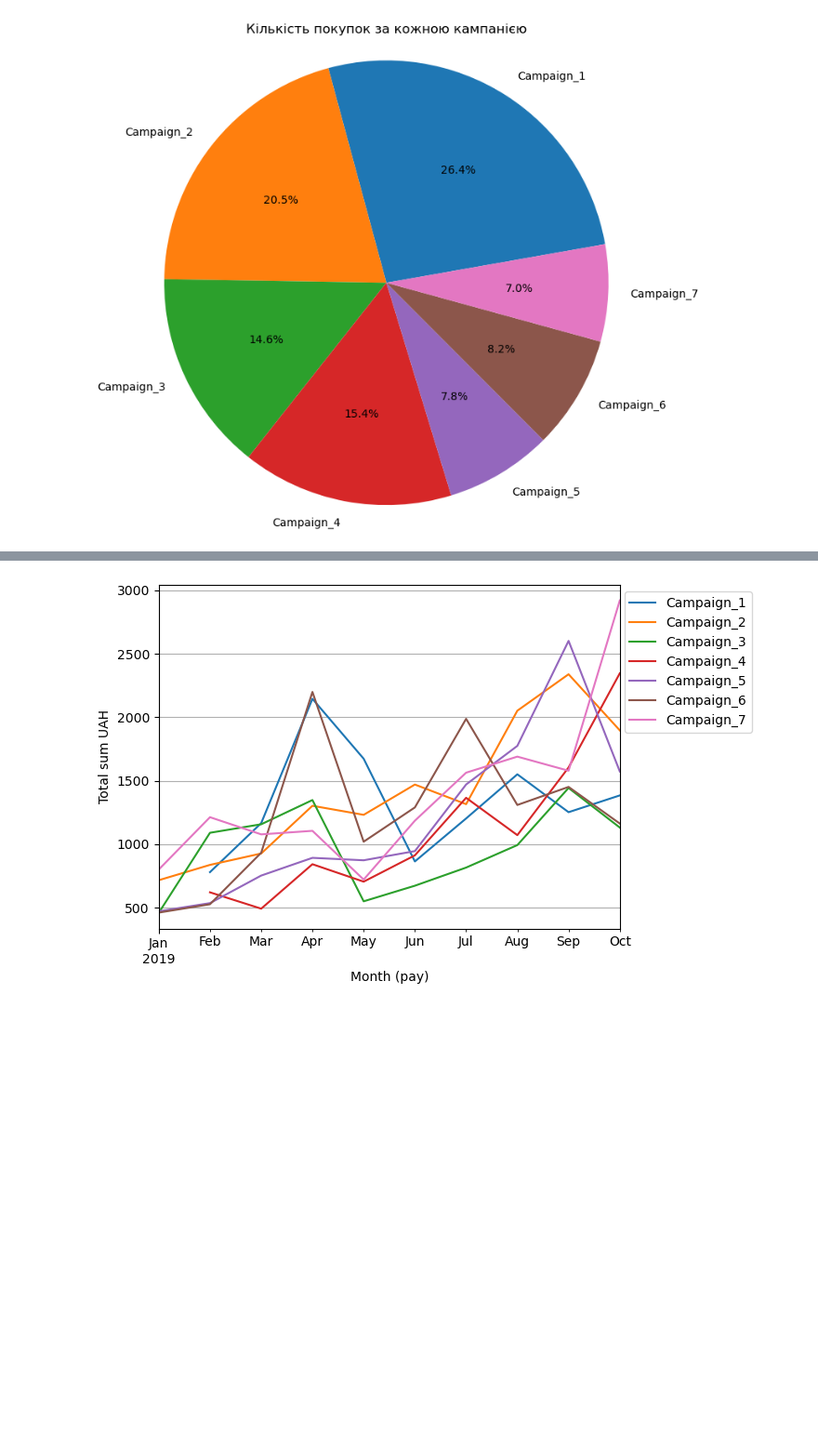
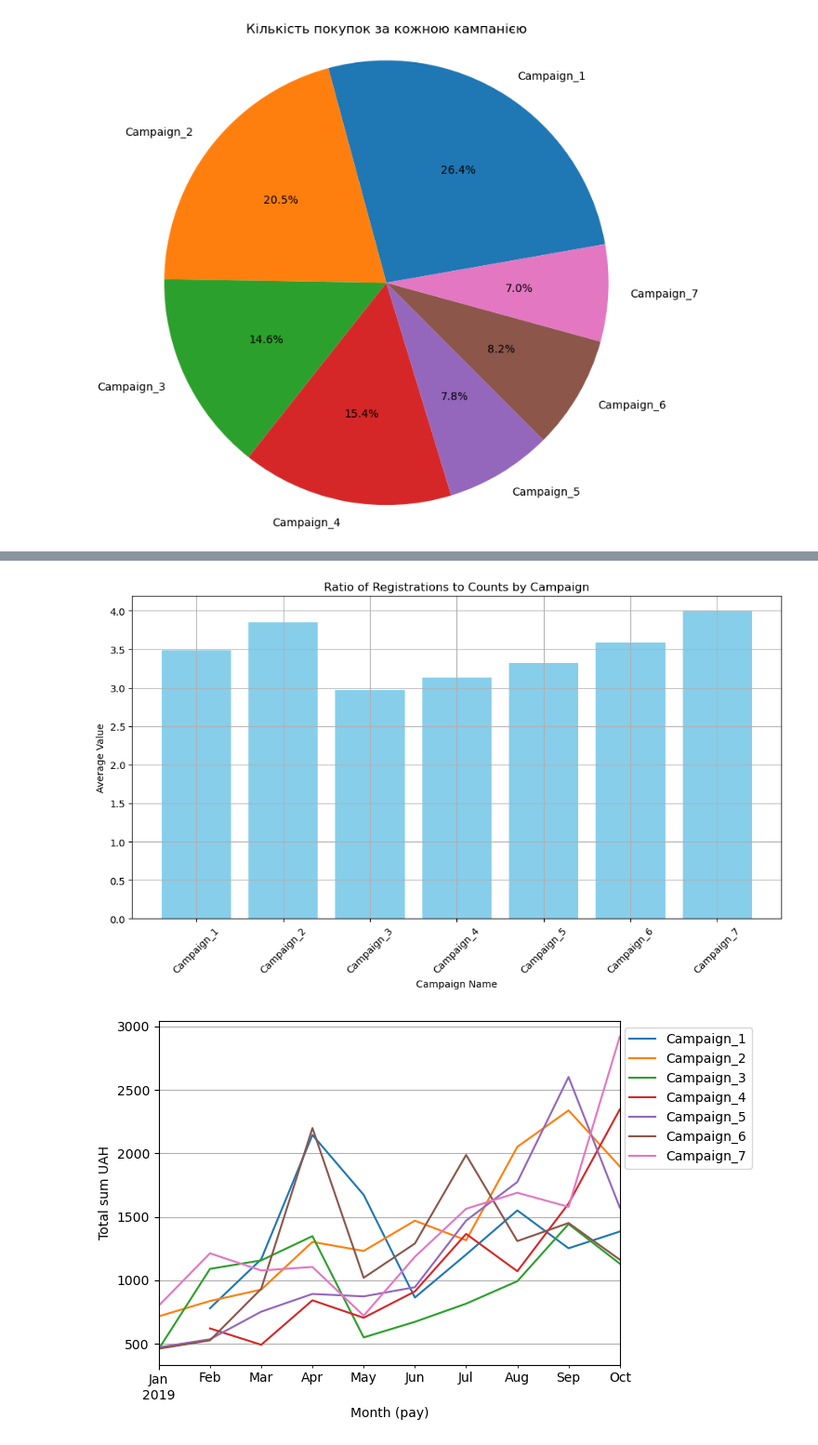
Before and after one commit to Olrana/Test_1, a Jupyter notebook: Sheet4_test_Ravska.ipynb, the cells around one changed output, grey strips where cells are left out. Shown: that part at 93% size. Saved outputs shown, nothing was run; the diff lists cells and outputs as text; code cells hidden in the pictures; blank space fills up the shorter version.

```diff
--- a/Sheet4_test_Ravska.ipynb
+++ b/Sheet4_test_Ravska.ipynb
@@ -110,0 +123,7 @@ plt.show()
+# %%
+count_by_campaign = task4_df1['Campaign Name'].value_counts()
+sum_by_purchase_counts = task4_df1.groupby('Campaign Name')['Count'].sum()
+average_value = sum_by_purchase_counts/count_by_campaign
+result_df1 = pd.DataFrame({'Count of campaign': count_by_campaign, 'Purchase count': sum_by_purchase_counts})
+result_df1['Average Value'] = result_df1['Purchase count'] / result_df1['Count of campaign']
+result_df1
@@ -111 +139,14 @@ plt.show()
+# %%
+plt.figure(figsize=(12, 6))
+plt.bar(result_df1.index,  result_df1['Average Value'], color='skyblue')
+
+plt.xticks(result_df1.index, result_df1.index, rotation=45)
+plt.xlabel('Campaign Name')
+plt.ylabel('Average Value')
+plt.title('Ratio of Registrations to Counts by Campaign')
+plt.grid(linestyle='-')
+
+plt.show()
+# %% [output]
+[figure, added]
 # %%
```
Also changed, not shown: parts of 5 cells of this notebook, 1 other file.
